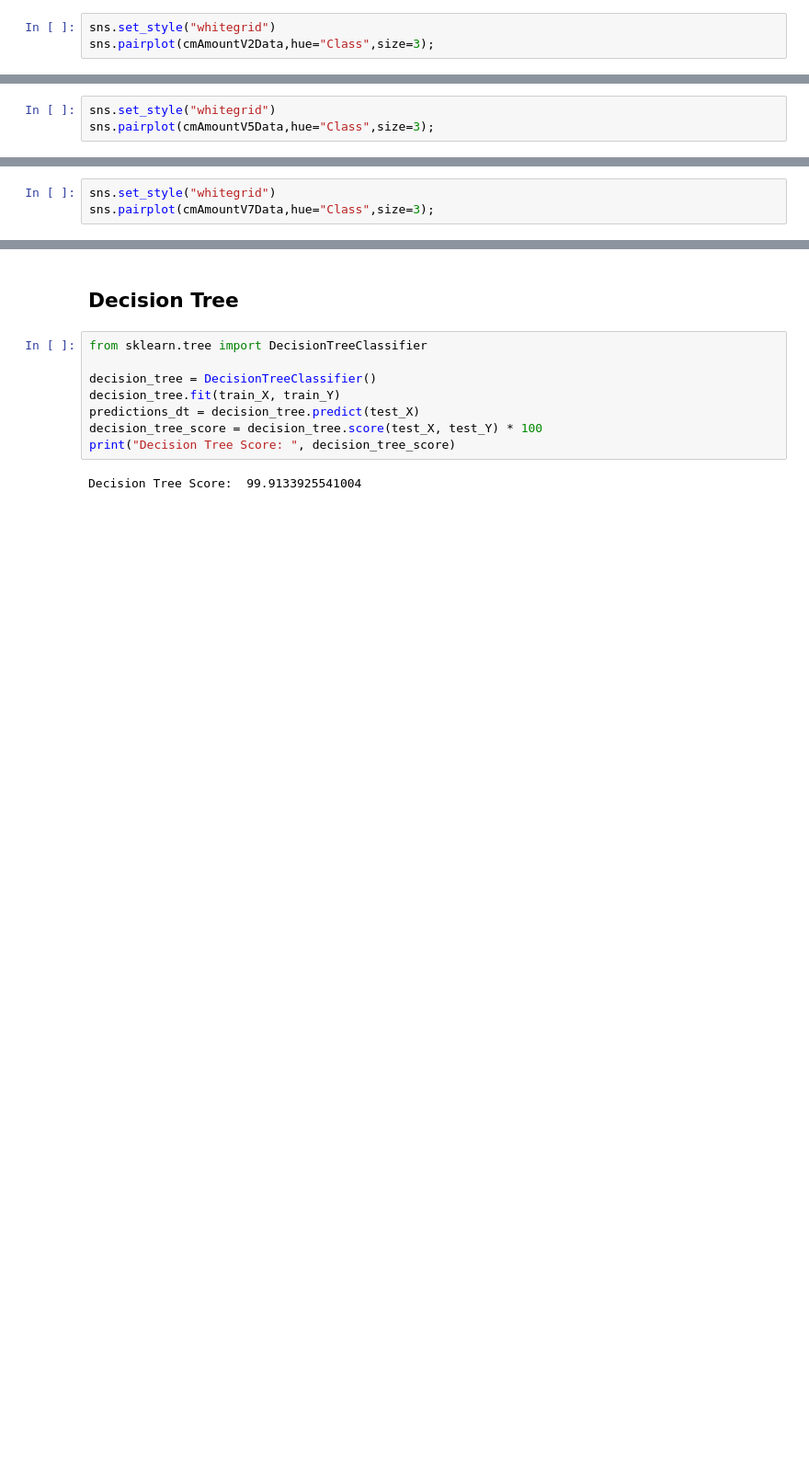
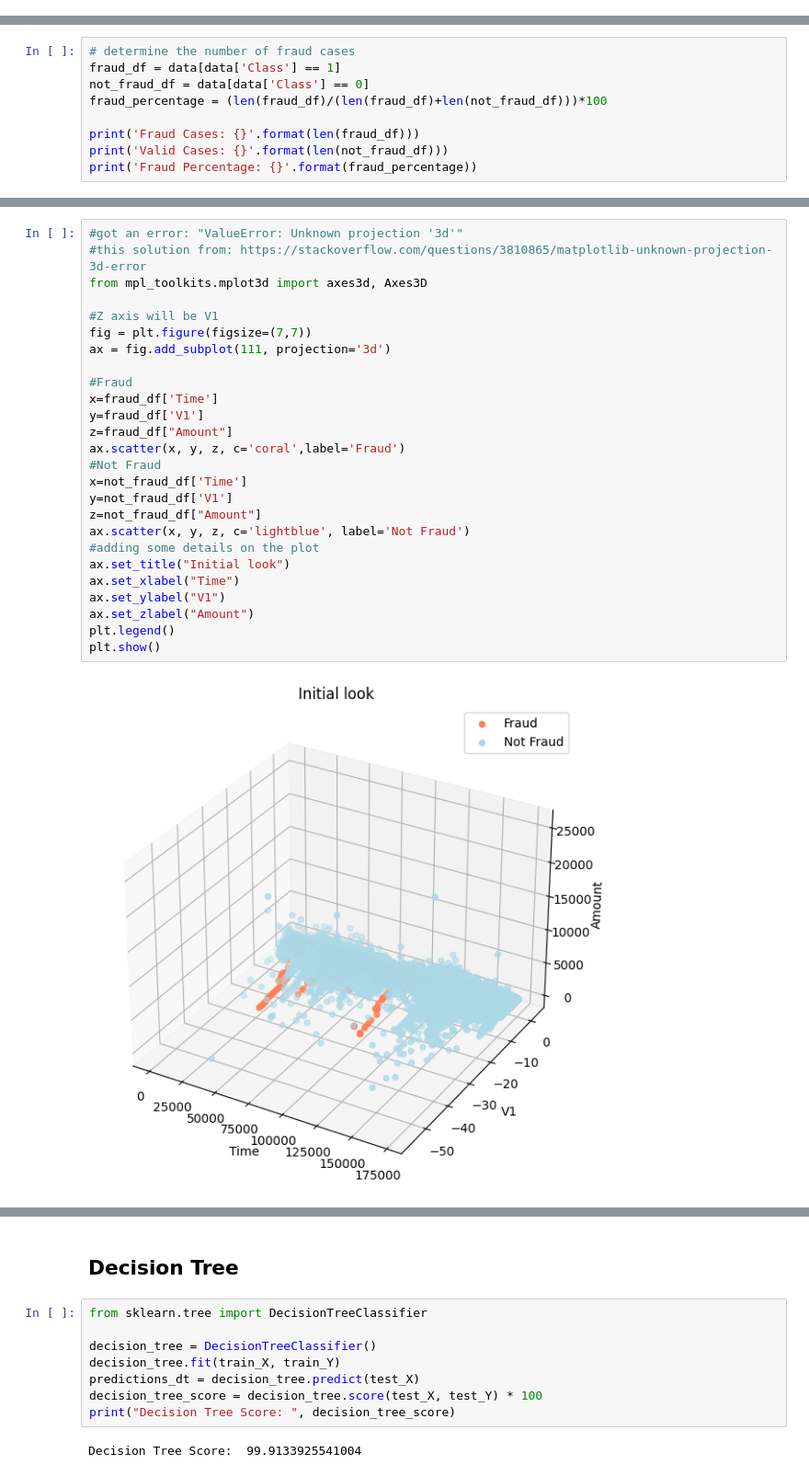
Before and after one commit to AAndresen875/machine_learning, a Jupyter notebook: Group6_Capstone_Project_CreditCard_Fraud_Detection_V1.ipynb, the cells around one changed output, grey strips where cells are left out. Shown: that part at 92% size. Drawn from its saved outputs; the diff is of its cells as text; blank space fills up the shorter version.

```diff
--- a/Group6_Capstone_Project_CreditCard_Fraud_Detection_V1.ipynb
+++ b/Group6_Capstone_Project_CreditCard_Fraud_Detection_V1.ipynb
@@ -258,3 +0,0 @@ cmTimeV11Data = data[['Class','Time','V11']]
-# %%
-sns.set_style("whitegrid")
-sns.pairplot(cmAmountV2Data,hue="Class",size=3);
@@ -263,3 +0,0 @@ sns.pairplot(cmAmountV2Data,hue="Class",size=3);
-# %%
-sns.set_style("whitegrid")
-sns.pairplot(cmAmountV5Data,hue="Class",size=3);
@@ -268,3 +0,0 @@ sns.pairplot(cmAmountV5Data,hue="Class",size=3);
-# %%
-sns.set_style("whitegrid")
-sns.pairplot(cmAmountV7Data,hue="Class",size=3);
@@ -311,0 +123,9 @@ Shape of test_X:  (85443, 29)
+# %%
+# determine the number of fraud cases
+fraud_df = data[data['Class'] == 1]
+not_fraud_df = data[data['Class'] == 0]
+fraud_percentage = (len(fraud_df)/(len(fraud_df)+len(not_fraud_df)))*100
+
+print('Fraud Cases: {}'.format(len(fraud_df)))
+print('Valid Cases: {}'.format(len(not_fraud_df)))
+print('Fraud Percentage: {}'.format(fraud_percentage))
@@ -311,0 +136,28 @@ Shape of test_X:  (85443, 29)
+# %%
+#got an error: "ValueError: Unknown projection '3d'"
+#this solution from: https://stackoverflow.com/questions/3810865/matplotlib-unknown-projection-3d-error
+from mpl_toolkits.mplot3d import axes3d, Axes3D
+
+#Z axis will be V1
+fig = plt.figure(figsize=(7,7))
+ax = fig.add_subplot(111, projection='3d')
+
+#Fraud
+x=fraud_df['Time']
+y=fraud_df['V1']
+z=fraud_df["Amount"]
+ax.scatter(x, y, z, c='coral',label='Fraud')
+#Not Fraud
+x=not_fraud_df['Time']
+y=not_fraud_df['V1']
+z=not_fraud_df["Amount"]
+ax.scatter(x, y, z, c='lightblue', label='Not Fraud')
+#adding some details on the plot
+ax.set_title("Initial look")
+ax.set_xlabel("Time")
+ax.set_ylabel("V1")
+ax.set_zlabel("Amount")
+plt.legend()
+plt.show()
+# %% [output]
+[figure, added]
```
Also changed, not shown: parts of 84 cells of this notebook, 1 other file.
